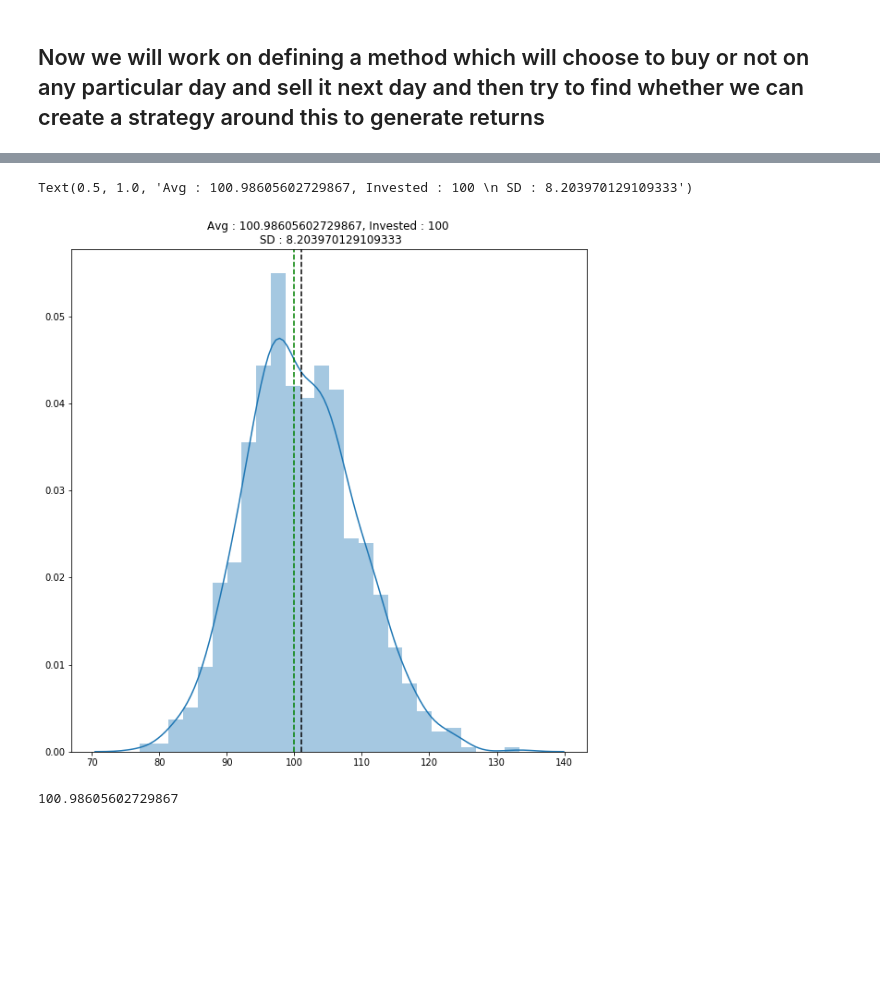
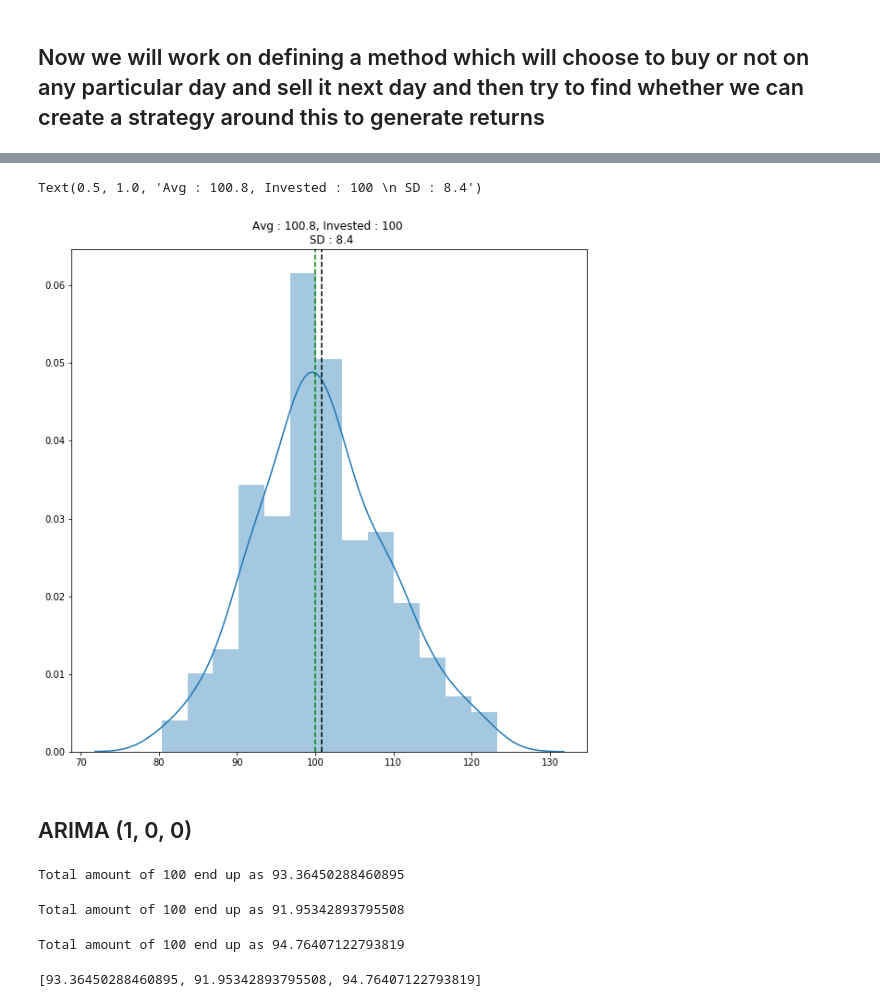
Before and after one commit to Karanpalshekhawat/time-series-analysis, a Jupyter notebook: ARMA_model.ipynb, the cells around one changed output, grey strips where cells are left out. Drawn from its saved outputs; the diff is of its cells as text; code cells hidden in the pictures; blank space fills up the shorter version.

Commit message:
added arima model

```diff
--- a/ARMA_model.ipynb
+++ b/ARMA_model.ipynb
@@ -147,5 +148,5 @@ def run_simulation(prices, returns, amt_invested, order_of_arima, threshold, typ
 
     return amt_invested
 # %%
-random_sample_result = [ run_simulation(prices, returns, 100, 0.5, 0.001, 'random') for _ in range(1000)]
+random_sample_result = [ run_simulation(prices, returns, 100, 0.5, 0.001, 'random') for _ in range(300)]
 # %% [output]
@@ -243,14 +250,12 @@ Total amount of 100 end up as 116.18319895870538
 # %%
 # distribution of results
 plt.figure(figsize=(10,10))
 sns.distplot(random_sample_result)
 plt.axvline(np.mean(random_sample_result), color='k', linestyle='--')
 plt.axvline(100, color='g', linestyle='--')
-plt.title(f"Avg : {round(np.mean(random_sample_result), 2)}, Invested : 100 \n SD : {round(np.std(random_sample_result)}")
+plt.title(f"Avg : {round(np.mean(random_sample_result), 2)}, Invested : 100 \n SD : {round(np.std(random_sample_result),2)}")
 # %% [output]
-Text(0.5, 1.0, 'Avg : 100.98605602729867, Invested : 100 \n SD : 8.203970129109333')
+Text(0.5, 1.0, 'Avg : 100.8, Invested : 100 \n SD : 8.4')
-[figure, old version]
+[figure, new version]
-# %%
-np.mean(random_sample_result)
-# %% [output]
-100.98605602729867
+# %% [markdown]
+## ARIMA (1, 0, 0)
@@ -256,0 +270,13 @@ np.mean(random_sample_result)
+# %%
+result_ar_1 = []
+for thresh in [0, 0.001, 0.005]:
+    result_ar_1.append(run_simulation(prices, returns, 100, (1,0,0), thresh, 'arima'))
+# %% [output]
+Total amount of 100 end up as 93.36450288460895
+Total amount of 100 end up as 91.95342893795508
+Total amount of 100 end up as 94.76407122793819
+# %%
+# performed worse
+result_ar_1
+# %% [output]
+[93.36450288460895, 91.95342893795508, 94.76407122793819]
```
Also changed, not shown: parts of 11 cells of this notebook.
